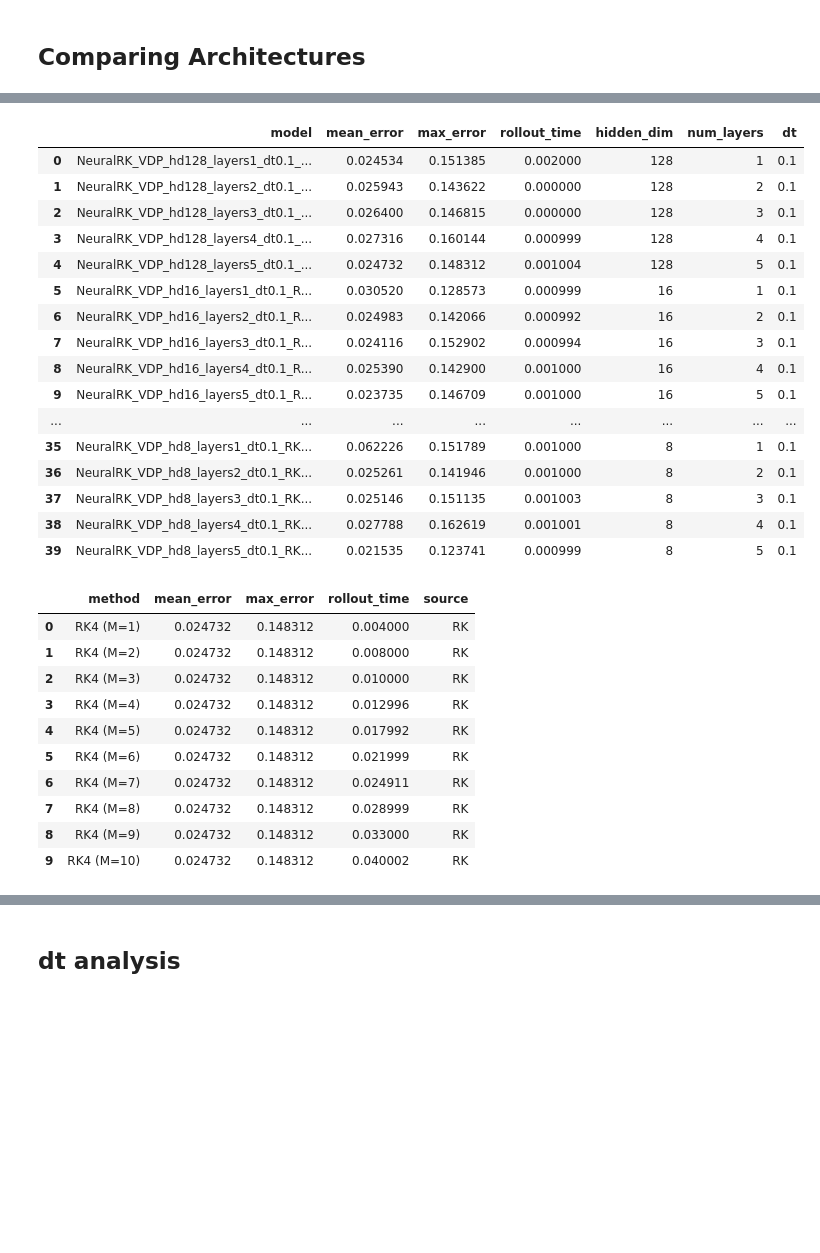
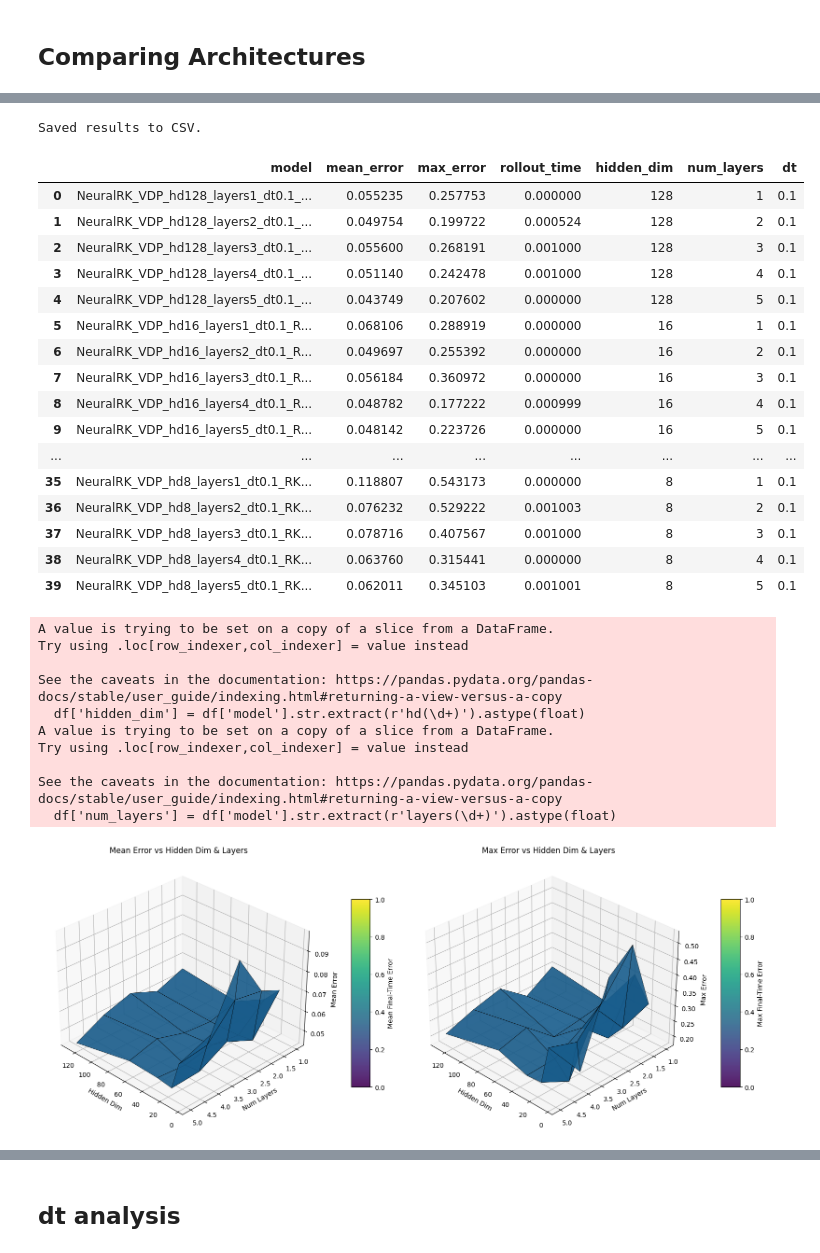
Before and after one commit to GeorgeWilliam1999/TrackExtrapolation, a Jupyter notebook: RK_PINNs/RK_PINN.ipynb, the cells around one changed output, grey strips where cells are left out. Saved outputs shown, nothing was run; the diff lists cells and outputs as text; code cells hidden in the pictures; blank space fills up the shorter version.

```diff
--- a/RK_PINNs/RK_PINN.ipynb
+++ b/RK_PINNs/RK_PINN.ipynb
@@ -1033,34 +253,36 @@ Evaluating RK4 with M = 10
-# %%
-df_nn
-# %% [output]
-|  | model | mean_error | max_error | rollout_time | hidden_dim | num_layers | dt |
-| 0 | NeuralRK_VDP_hd128_layers1_dt0.1_... | 0.024534 | 0.151385 | 0.002000 | 128 | 1 | 0.1 |
-| 1 | NeuralRK_VDP_hd128_layers2_dt0.1_... | 0.025943 | 0.143622 | 0.000000 | 128 | 2 | 0.1 |
-| 2 | NeuralRK_VDP_hd128_layers3_dt0.1_... | 0.026400 | 0.146815 | 0.000000 | 128 | 3 | 0.1 |
-| 3 | NeuralRK_VDP_hd128_layers4_dt0.1_... | 0.027316 | 0.160144 | 0.000999 | 128 | 4 | 0.1 |
-| 4 | NeuralRK_VDP_hd128_layers5_dt0.1_... | 0.024732 | 0.148312 | 0.001004 | 128 | 5 | 0.1 |
-| 5 | NeuralRK_VDP_hd16_layers1_dt0.1_R... | 0.030520 | 0.128573 | 0.000999 | 16 | 1 | 0.1 |
-| 6 | NeuralRK_VDP_hd16_layers2_dt0.1_R... | 0.024983 | 0.142066 | 0.000992 | 16 | 2 | 0.1 |
-| 7 | NeuralRK_VDP_hd16_layers3_dt0.1_R... | 0.024116 | 0.152902 | 0.000994 | 16 | 3 | 0.1 |
-| 8 | NeuralRK_VDP_hd16_layers4_dt0.1_R... | 0.025390 | 0.142900 | 0.001000 | 16 | 4 | 0.1 |
-| 9 | NeuralRK_VDP_hd16_layers5_dt0.1_R... | 0.023735 | 0.146709 | 0.001000 | 16 | 5 | 0.1 |
-| ... | ... | ... | ... | ... | ... | ... | ... |
-| 35 | NeuralRK_VDP_hd8_layers1_dt0.1_RK... | 0.062226 | 0.151789 | 0.001000 | 8 | 1 | 0.1 |
-| 36 | NeuralRK_VDP_hd8_layers2_dt0.1_RK... | 0.025261 | 0.141946 | 0.001000 | 8 | 2 | 0.1 |
-| 37 | NeuralRK_VDP_hd8_layers3_dt0.1_RK... | 0.025146 | 0.151135 | 0.001003 | 8 | 3 | 0.1 |
-| 38 | NeuralRK_VDP_hd8_layers4_dt0.1_RK... | 0.027788 | 0.162619 | 0.001001 | 8 | 4 | 0.1 |
-| 39 | NeuralRK_VDP_hd8_layers5_dt0.1_RK... | 0.021535 | 0.123741 | 0.000999 | 8 | 5 | 0.1 |
-# %%
-df_rk
-# %% [output]
-|  | method | mean_error | max_error | rollout_time | source |
-| 0 | RK4 (M=1) | 0.024732 | 0.148312 | 0.004000 | RK |
-| 1 | RK4 (M=2) | 0.024732 | 0.148312 | 0.008000 | RK |
-| 2 | RK4 (M=3) | 0.024732 | 0.148312 | 0.010000 | RK |
-| 3 | RK4 (M=4) | 0.024732 | 0.148312 | 0.012996 | RK |
-| 4 | RK4 (M=5) | 0.024732 | 0.148312 | 0.017992 | RK |
-| 5 | RK4 (M=6) | 0.024732 | 0.148312 | 0.021999 | RK |
-| 6 | RK4 (M=7) | 0.024732 | 0.148312 | 0.024911 | RK |
-| 7 | RK4 (M=8) | 0.024732 | 0.148312 | 0.028999 | RK |
-| 8 | RK4 (M=9) | 0.024732 | 0.148312 | 0.033000 | RK |
-| 9 | RK4 (M=10) | 0.024732 | 0.148312 | 0.040002 | RK |
+# %%
+evaluate_and_time_saved_models(steps=1,m=M,butcher=rk4, f=vdp, x0_eval=x0_eval, x0=x0,t_end=dt, dt=0.1, device=device)
+# %% [output]
+Saved results to CSV.
+|  | model | mean_error | max_error | rollout_time | hidden_dim | num_layers | dt |
+| 0 | NeuralRK_VDP_hd128_layers1_dt0.1_... | 0.055235 | 0.257753 | 0.000000 | 128 | 1 | 0.1 |
+| 1 | NeuralRK_VDP_hd128_layers2_dt0.1_... | 0.049754 | 0.199722 | 0.000524 | 128 | 2 | 0.1 |
+| 2 | NeuralRK_VDP_hd128_layers3_dt0.1_... | 0.055600 | 0.268191 | 0.001000 | 128 | 3 | 0.1 |
+| 3 | NeuralRK_VDP_hd128_layers4_dt0.1_... | 0.051140 | 0.242478 | 0.001000 | 128 | 4 | 0.1 |
+| 4 | NeuralRK_VDP_hd128_layers5_dt0.1_... | 0.043749 | 0.207602 | 0.000000 | 128 | 5 | 0.1 |
+| 5 | NeuralRK_VDP_hd16_layers1_dt0.1_R... | 0.068106 | 0.288919 | 0.000000 | 16 | 1 | 0.1 |
+| 6 | NeuralRK_VDP_hd16_layers2_dt0.1_R... | 0.049697 | 0.255392 | 0.000000 | 16 | 2 | 0.1 |
+| 7 | NeuralRK_VDP_hd16_layers3_dt0.1_R... | 0.056184 | 0.360972 | 0.000000 | 16 | 3 | 0.1 |
+| 8 | NeuralRK_VDP_hd16_layers4_dt0.1_R... | 0.048782 | 0.177222 | 0.000999 | 16 | 4 | 0.1 |
+| 9 | NeuralRK_VDP_hd16_layers5_dt0.1_R... | 0.048142 | 0.223726 | 0.000000 | 16 | 5 | 0.1 |
+| ... | ... | ... | ... | ... | ... | ... | ... |
+| 35 | NeuralRK_VDP_hd8_layers1_dt0.1_RK... | 0.118807 | 0.543173 | 0.000000 | 8 | 1 | 0.1 |
+| 36 | NeuralRK_VDP_hd8_layers2_dt0.1_RK... | 0.076232 | 0.529222 | 0.001003 | 8 | 2 | 0.1 |
+| 37 | NeuralRK_VDP_hd8_layers3_dt0.1_RK... | 0.078716 | 0.407567 | 0.001000 | 8 | 3 | 0.1 |
+| 38 | NeuralRK_VDP_hd8_layers4_dt0.1_RK... | 0.063760 | 0.315441 | 0.000000 | 8 | 4 | 0.1 |
+| 39 | NeuralRK_VDP_hd8_layers5_dt0.1_RK... | 0.062011 | 0.345103 | 0.001001 | 8 | 5 | 0.1 |
+# %%
+df = pd.read_csv("rk_nn_saved_models_evaluation_with_timing.csv")
+plot_mean_and_max_errors_separately(df[df['mean_error'] < 0.1])  # Filter for better visibility
+# %% [output]
+A value is trying to be set on a copy of a slice from a DataFrame.
+Try using .loc[row_indexer,col_indexer] = value instead
+
+See the caveats in the documentation: https://pandas.pydata.org/pandas-docs/stable/user_guide/indexing.html#returning-a-view-versus-a-copy
+  df['hidden_dim'] = df['model'].str.extract(r'hd(\d+)').astype(float)
+A value is trying to be set on a copy of a slice from a DataFrame.
+Try using .loc[row_indexer,col_indexer] = value instead
+
+See the caveats in the documentation: https://pandas.pydata.org/pandas-docs/stable/user_guide/indexing.html#returning-a-view-versus-a-copy
+  df['num_layers'] = df['model'].str.extract(r'layers(\d+)').astype(float)
+[figure, added]
```
Also changed, not shown: parts of 37 cells of this notebook, 11 other files.
